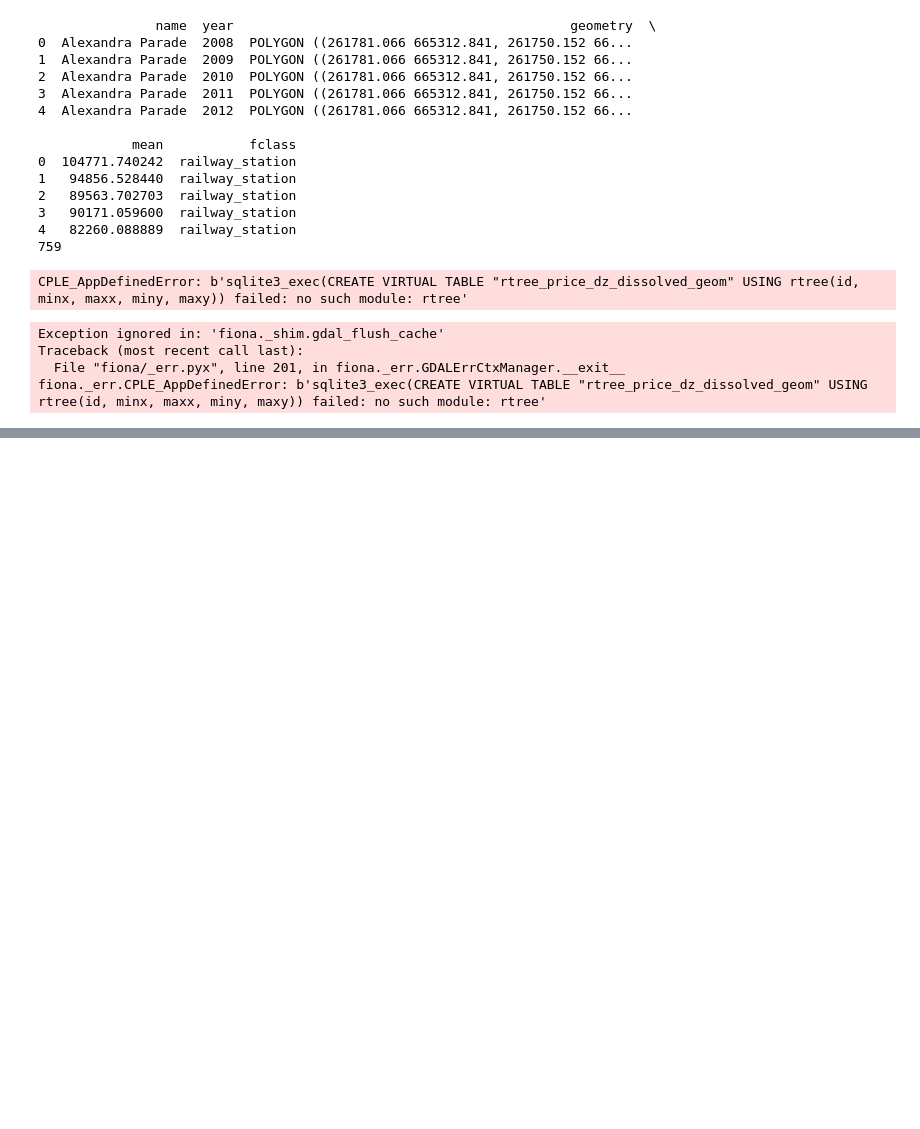
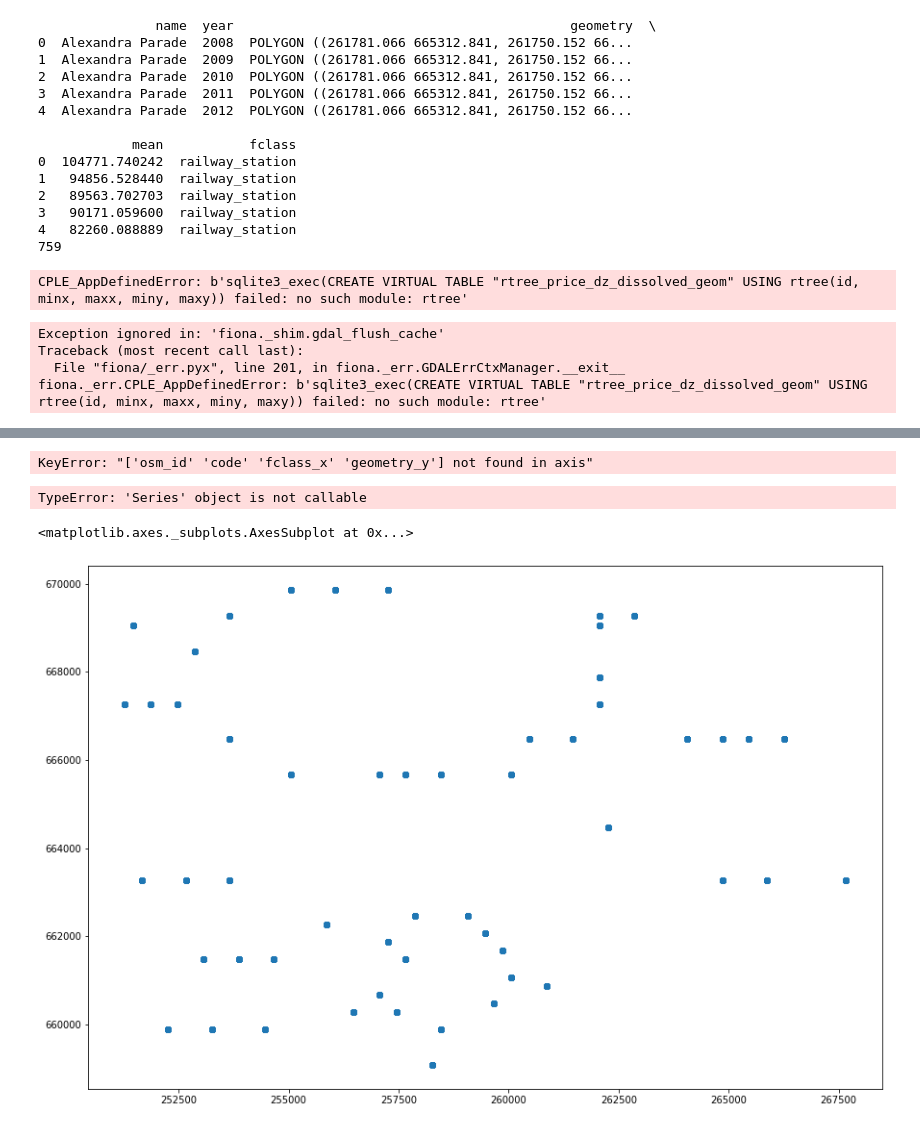
Before and after one commit to nadiiia/ros_train_viz, a Jupyter notebook: station_to_price.ipynb, the cells around one changed output, grey strips where cells are left out. Drawn from its saved outputs; the diff is of its cells as text; code cells hidden in the pictures; blank space fills up the shorter version.

```diff
--- a/station_to_price.ipynb
+++ b/station_to_price.ipynb
@@ -350,0 +353,5 @@ fiona._err.CPLE_AppDefinedError: b'sqlite3_exec(CREATE VIRTUAL TABLE "rtree_pric
+# %%
+#Schematics stations
+stations = gpd.read_file(r'D:\viz\trainlines\viz_layers.gpkg', layer='stations')
+# %%
+merged  = pd.merge(stations, df_export, on ='name')
@@ -350,0 +367,15 @@ fiona._err.CPLE_AppDefinedError: b'sqlite3_exec(CREATE VIRTUAL TABLE "rtree_pric
+# %%
+merged.rename(columns={'geometry_x':'geometry', 'fclass_y':'fclass'}, inplace =True)
+# %%
+merged.drop( ['osm_id', 'code', 'fclass_x', 'geometry_y'], axis = 1, inplace=True)
+# %% [output]
+KeyError: "['osm_id' 'code' 'fclass_x' 'geometry_y'] not found in axis"
+# %%
+merged.dtypes()
+# %% [output]
+TypeError: 'Series' object is not callable
+# %%
+merged.plot()
+# %% [output]
+<matplotlib.axes._subplots.AxesSubplot at 0x...>
+[figure, added]
```
Also changed, not shown: parts of 4 cells of this notebook, 1 other file.
